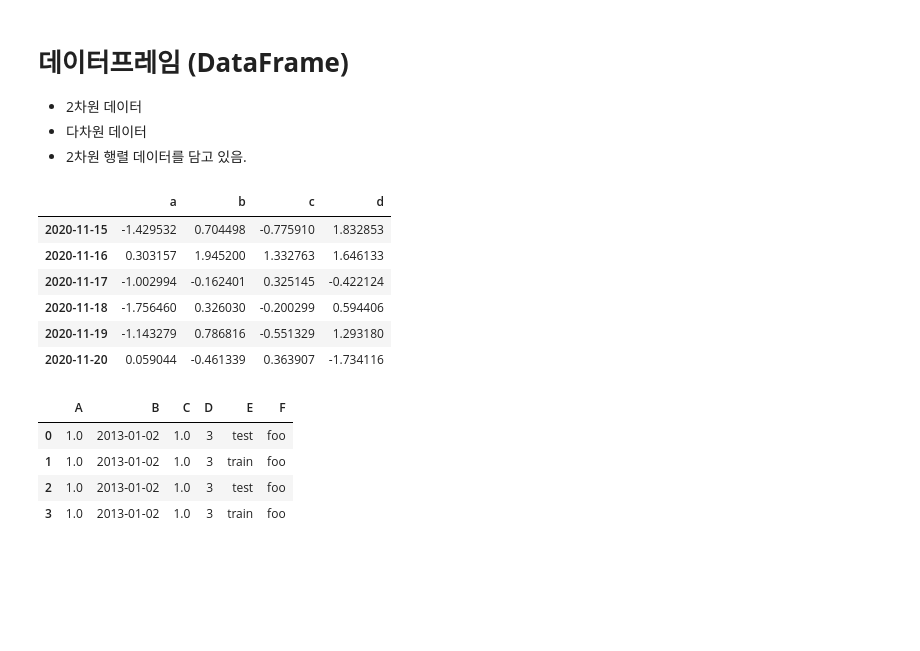
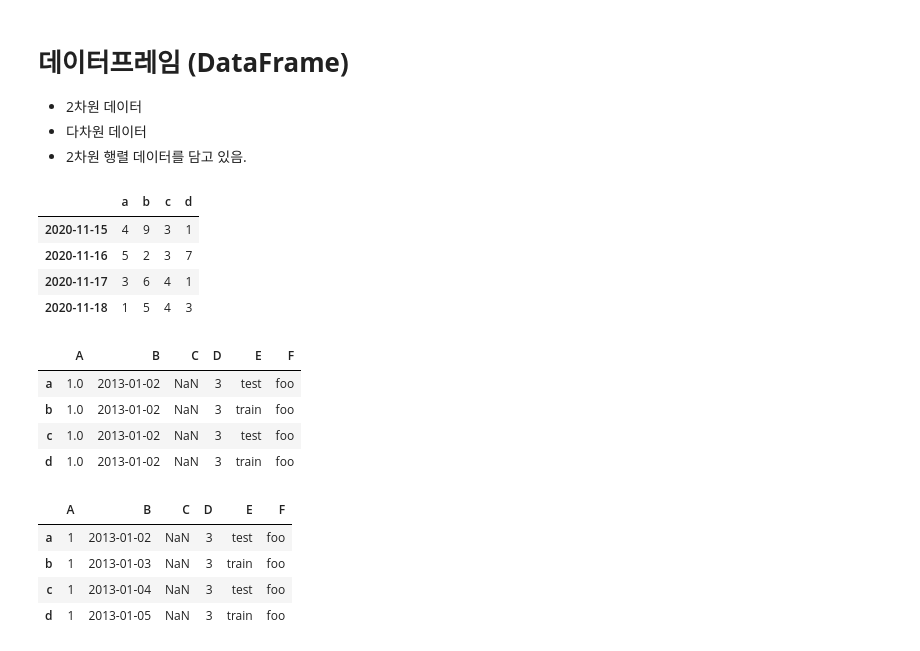
Before and after one commit to rlfwo93/machine-learning, a Jupyter notebook: pandas.ipynb, the cells around one changed output. Cells and saved outputs as stored; diff of their text form; code cells hidden in the pictures; blank space fills up the shorter version.

```diff
--- a/pandas.ipynb
+++ b/pandas.ipynb
@@ -48,7 +53,7 @@ dtype: int64
 -  시계열 데이터 설정
 -  freq 값을 s,d,m 등을 넣어서 원하는 시간데이터를 출력할 수 있음.
 # %%
-dates = pd.date_range("20201115",periods=6)
+dates = pd.date_range("20201115",periods=4,freq ="d")
 #periods 는 몇개의 값을 출력할지 설정.
 #입력한 값부터 perods로 설정한 값만큼 날짜가 증가하여 출력.
 #freq가 디폴트 값으로 D로 설정되어서 일별로 증가하여 출력됨.
@@ -89,31 +92,46 @@ DatetimeIndex(['2019-01-01 00:00:00', '2019-01-01 00:00:01',
 -  다차원 데이터
 -  2차원 행렬 데이터를 담고 있음.
 # %%
-dfc = pd.DataFrame(np.random.randn(6,4),index =dates, columns= ("a","b","c","d"))
-dfc
+df = pd.DataFrame([(4,9,3,1),(5,2,3,7),(3,6,4,1),(1,5,4,3)],index =dates, columns= ("a","b","c","d"))
+df
 
 #맨첫번째 입력한 값은 실제출력되는 값.
 #index 인덱스 값을 설정.
 # columns는 위에 항목의 값을 설정.
 # %% [output]
 |  | a | b | c | d |
-| 2020-11-15 | -1.429532 | 0.704498 | -0.775910 | 1.832853 |
-| 2020-11-16 | 0.303157 | 1.945200 | 1.332763 | 1.646133 |
-| 2020-11-17 | -1.002994 | -0.162401 | 0.325145 | -0.422124 |
-| 2020-11-18 | -1.756460 | 0.326030 | -0.200299 | 0.594406 |
-| 2020-11-19 | -1.143279 | 0.786816 | -0.551329 | 1.293180 |
-| 2020-11-20 | 0.059044 | -0.461339 | 0.363907 | -1.734116 |
+| 2020-11-15 | 4 | 9 | 3 | 1 |
+| 2020-11-16 | 5 | 2 | 3 | 7 |
+| 2020-11-17 | 3 | 6 | 4 | 1 |
+| 2020-11-18 | 1 | 5 | 4 | 3 |
 # %%
 df2 = pd.DataFrame({'A': 1.,
                     'B': pd.Timestamp('20130102'),
                     'C': pd.Series(1, index=list(range(4)), dtype='float32'),
                     'D': np.array([3]*4, dtype='int32'),
                     'E': pd.Categorical(['test', 'train', 'test', 'train']),
-                    'F': 'foo'})
+                    'F': 'foo'},
+                    index=("a","b","c","d"))
 df2
 # %% [output]
 |  | A | B | C | D | E | F |
-| 0 | 1.0 | 2013-01-02 | 1.0 | 3 | test | foo |
-| 1 | 1.0 | 2013-01-02 | 1.0 | 3 | train | foo |
-| 2 | 1.0 | 2013-01-02 | 1.0 | 3 | test | foo |
-| 3 | 1.0 | 2013-01-02 | 1.0 | 3 | train | foo |
+| a | 1.0 | 2013-01-02 | NaN | 3 | test | foo |
+| b | 1.0 | 2013-01-02 | NaN | 3 | train | foo |
+| c | 1.0 | 2013-01-02 | NaN | 3 | test | foo |
+| d | 1.0 | 2013-01-02 | NaN | 3 | train | foo |
+# %%
+dic =  {'A': 1,
+        'B': pd.date_range('20130102',periods=4 ),
+        'C': pd.Series(1, index=list(range(4)), dtype='float32'),
+        'D': np.array([3]*4, dtype='int32'),
+        'E': pd.Categorical(['test', 'train', 'test', 'train']),
+        'F': 'foo'}
+
+pda = pd.DataFrame(dic,index = ("a","b","c","d"))
+pda
+# %% [output]
+|  | A | B | C | D | E | F |
+| a | 1 | 2013-01-02 | NaN | 3 | test | foo |
+| b | 1 | 2013-01-03 | NaN | 3 | train | foo |
+| c | 1 | 2013-01-04 | NaN | 3 | test | foo |
+| d | 1 | 2013-01-05 | NaN | 3 | train | foo |
```
Also changed, not shown: parts of 29 cells of this notebook.
